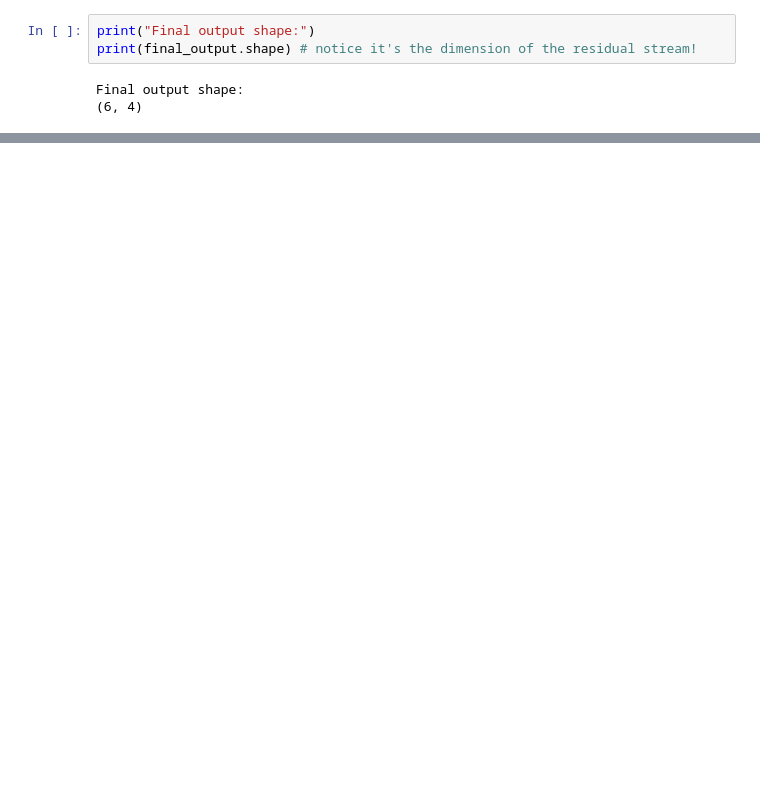
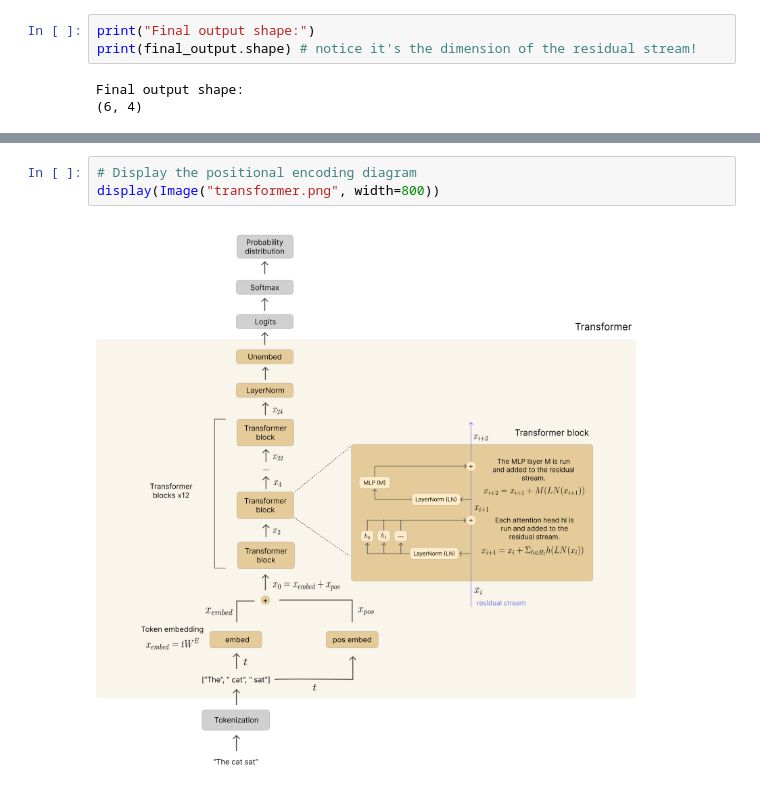
Before and after one commit to errai34/ai4astro_imprs_2025, a Jupyter notebook: tutorial_attention_imprs.ipynb, the cells around one changed output, grey strips where cells are left out. Drawn from its saved outputs; the diff is of its cells as text; blank space fills up the shorter version.

```diff
--- a/tutorial_attention_imprs.ipynb
+++ b/tutorial_attention_imprs.ipynb
@@ -1028,0 +1076,5 @@ plt.show()
+# %%
+# Display the positional encoding diagram
+display(Image("transformer.png", width=800))
+# %% [output]
+[figure, added]
```
Also changed, not shown: parts of 40 cells of this notebook.
